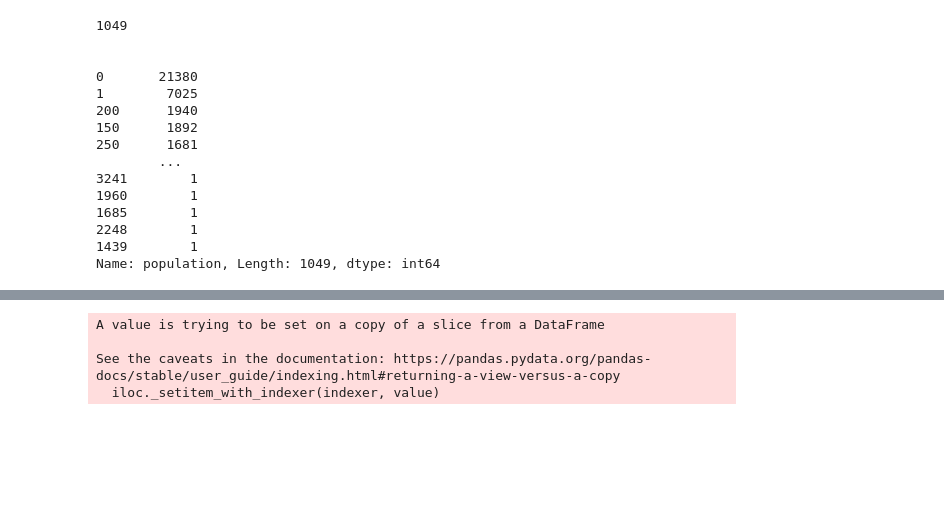
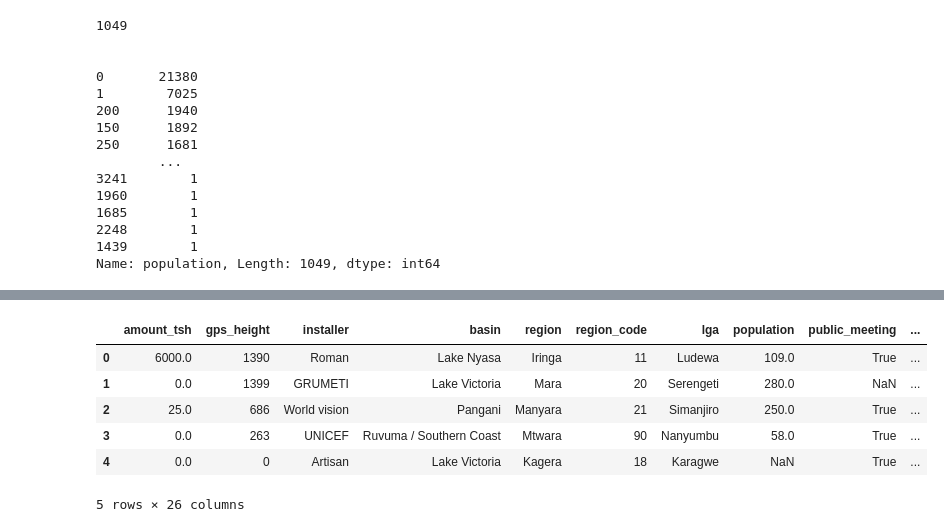
Before and after one commit to mboland23/phase_3_project, a Jupyter notebook: Ogo_working_nb.ipynb, the cells around one changed output, grey strips where cells are left out. Saved outputs shown, nothing was run; the diff lists cells and outputs as text; code cells hidden in the pictures; blank space fills up the shorter version.

```diff
--- a/Ogo_working_nb.ipynb
+++ b/Ogo_working_nb.ipynb
@@ -853,6 +888,9 @@ Name: waterpoint_type_group, dtype: int64
+# %%
+water_pump['water_per_person'] = water_pump['amount_tsh']/water_pump['population']
 # %%
 drop_cols = ["funder", "id","subvillage", "district_code", "ward", "scheme_name",
-             "extraction_type", "payment_type", "water_quality",
+             "longitude", "latitude", "wpt_name","date_recorded", "num_private",
+             "extraction_type", "payment_type", "water_quality", "recorded_by",
              "quantity_group", "source_type", "waterpoint_type_group"]
 # %%
 water_pump.drop(drop_cols, axis=1, inplace=True)
@@ -878,4 +915,0 @@ memory usage: 16.1+ MB
-# %%
-water_pump['current_yr'] = 2022
-water_pump['age'] = water_pump['current_yr'] - water_pump['date_recorded'].str[:4].astype(int)
-water_pump
@@ -896,8 +916,12 @@ water_pump
-# %%
-water_pump['age_construction'] = water_pump['current_yr'] - water_pump['construction_year']
-water_pump['age_construction'].loc[water_pump['age_construction'] == water_pump['current_yr']] = 0
-# %% [output]
-A value is trying to be set on a copy of a slice from a DataFrame
-
-See the caveats in the documentation: https://pandas.pydata.org/pandas-docs/stable/user_guide/indexing.html#returning-a-view-versus-a-copy
-  iloc._setitem_with_indexer(indexer, value)
+# %%
+le = LabelEncoder()
+water_pump["status_group"] = le.fit_transform(water_pump["status_group"])
+water_pump.head()
+# %% [output]
+|  | amount_tsh | gps_height | installer | basin | region | region_code | lga | population | public_meeting | ... |
+| 0 | 6000.0 | 1390 | Roman | Lake Nyasa | Iringa | 11 | Ludewa | 109.0 | True | ... |
+| 1 | 0.0 | 1399 | GRUMETI | Lake Victoria | Mara | 20 | Serengeti | 280.0 | NaN | ... |
+| 2 | 25.0 | 686 | World vision | Pangani | Manyara | 21 | Simanjiro | 250.0 | True | ... |
+| 3 | 0.0 | 263 | UNICEF | Ruvuma / Southern Coast | Mtwara | 90 | Nanyumbu | 58.0 | True | ... |
+| 4 | 0.0 | 0 | Artisan | Lake Victoria | Kagera | 18 | Karagwe | NaN | True | ... |
+5 rows × 26 columns
```
Also changed, not shown: parts of 52 cells of this notebook.
